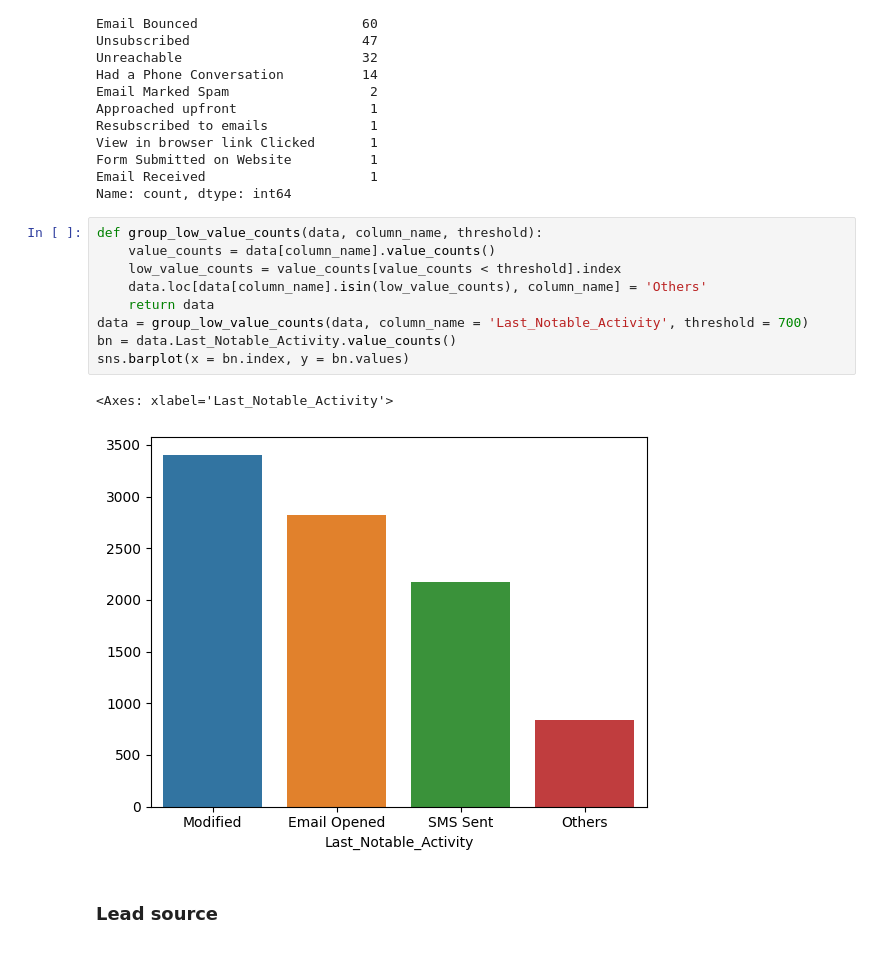
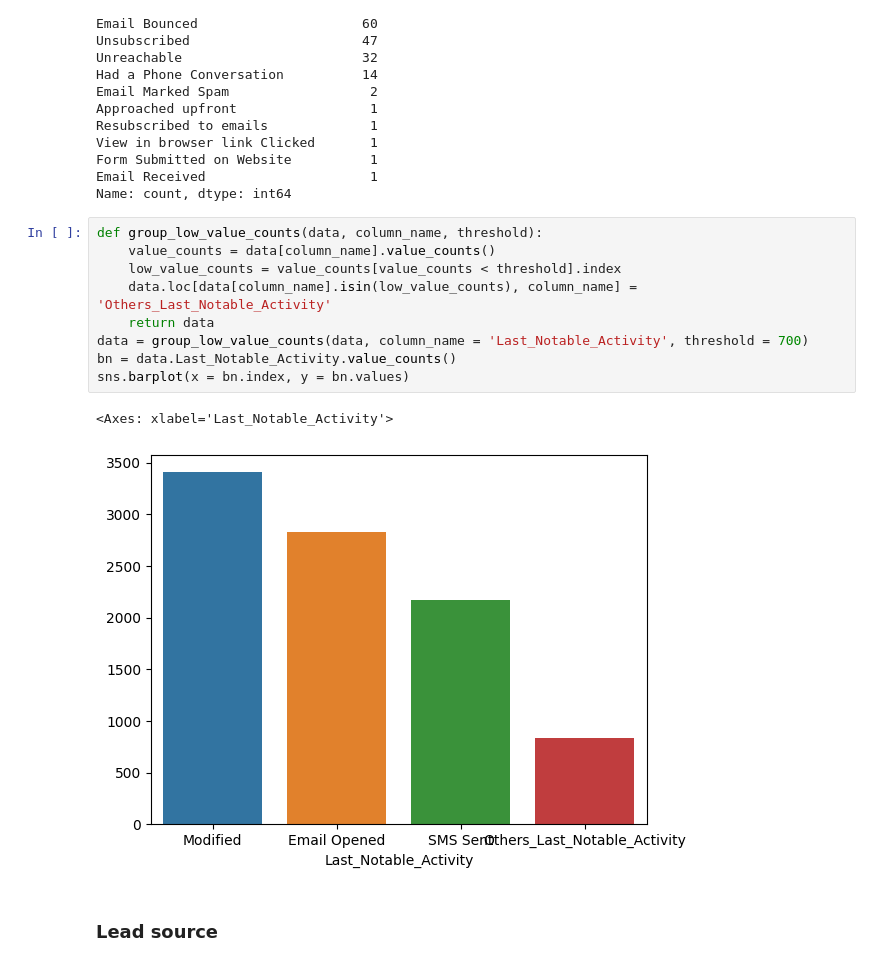
Before and after one commit to MrBinit/Supervised-Learning, a Jupyter notebook: logistic regression/Lead analysis.ipynb, the cells around one changed output. Saved outputs shown, nothing was run; the diff lists cells and outputs as text.

```diff
--- a/logistic regression/Lead analysis.ipynb
+++ b/logistic regression/Lead analysis.ipynb
@@ -350,15 +439,15 @@ Name: count, dtype: int64
 # %%
 def group_low_value_counts(data, column_name, threshold):
     value_counts = data[column_name].value_counts()
     low_value_counts = value_counts[value_counts < threshold].index
-    data.loc[data[column_name].isin(low_value_counts), column_name] = 'Others'
+    data.loc[data[column_name].isin(low_value_counts), column_name] = 'Others_Last_Notable_Activity'
     return data
 data = group_low_value_counts(data, column_name = 'Last_Notable_Activity', threshold = 700)
 bn = data.Last_Notable_Activity.value_counts()
 sns.barplot(x = bn.index, y = bn.values)
 # %% [output]
 <Axes: xlabel='Last_Notable_Activity'>
-[figure, old version]
+[figure, new version]
 # %% [markdown]
 ### Lead source
 # %%
```
Also changed, not shown: parts of 118 cells of this notebook, 1 other file.
